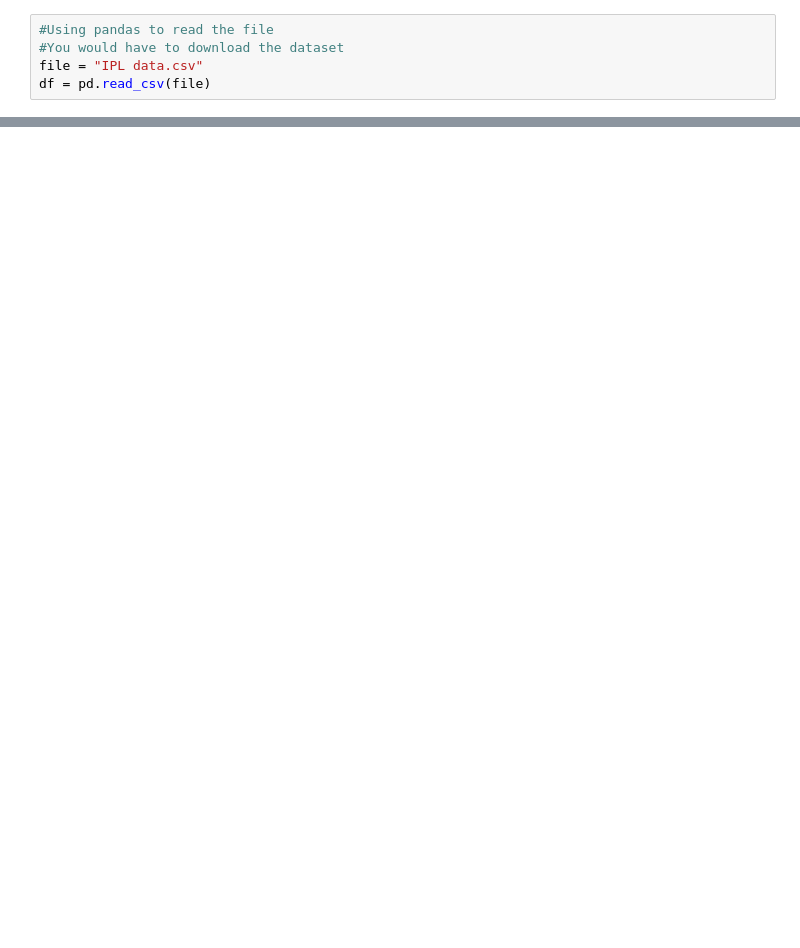
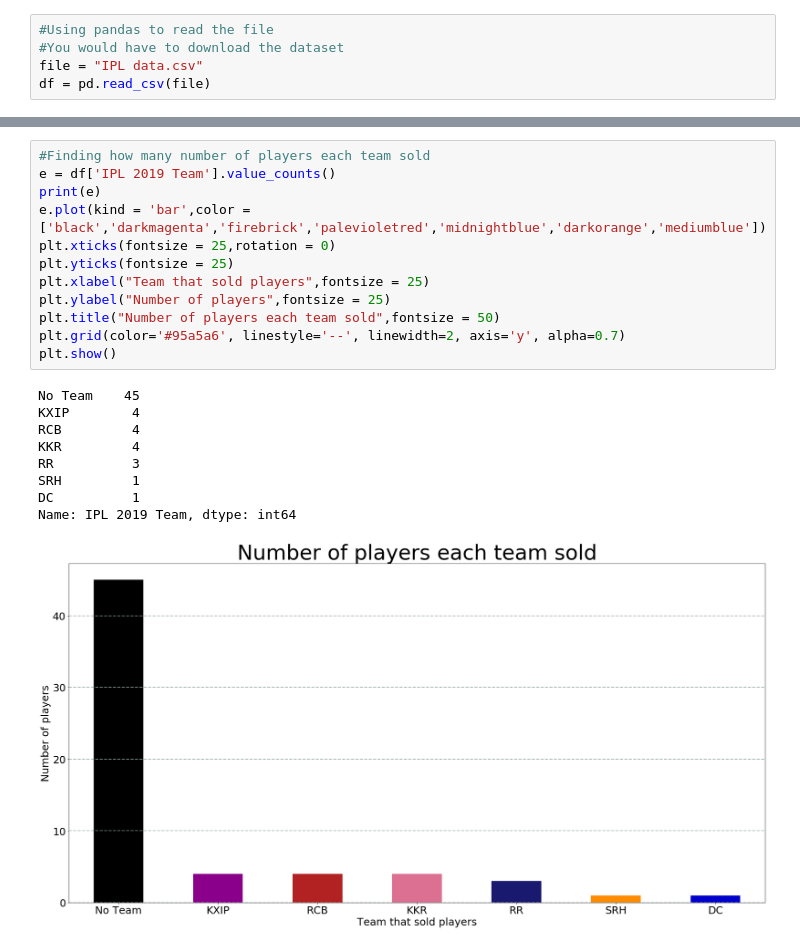
Before and after one commit to Thesavagecoder7784/Statistical-Data-Analysis-With-Pandas, a Jupyter notebook: Analysis of IPL Auction 2020.ipynb, the cells around one changed output, grey strips where cells are left out. Cells and saved outputs as stored; diff of their text form; blank space fills up the shorter version.

```diff
--- a/Analysis of IPL Auction 2020.ipynb
+++ b/Analysis of IPL Auction 2020.ipynb
@@ -226,0 +147,22 @@ I recommend you to play around with the matplotlib.pyplot functions
+# %%
+#Finding how many number of players each team sold
+e = df['IPL 2019 Team'].value_counts()
+print(e)
+e.plot(kind = 'bar',color = ['black','darkmagenta','firebrick','palevioletred','midnightblue','darkorange','mediumblue'])
+plt.xticks(fontsize = 25,rotation = 0)
+plt.yticks(fontsize = 25)
+plt.xlabel("Team that sold players",fontsize = 25)
+plt.ylabel("Number of players",fontsize = 25)
+plt.title("Number of players each team sold",fontsize = 50)
+plt.grid(color='#95a5a6', linestyle='--', linewidth=2, axis='y', alpha=0.7)
+plt.show()
+# %% [output]
+No Team    45
+KXIP        4
+RCB         4
+KKR         4
+RR          3
+SRH         1
+DC          1
+Name: IPL 2019 Team, dtype: int64
+[figure, added]
```
Also changed, not shown: parts of 39 cells of this notebook.
